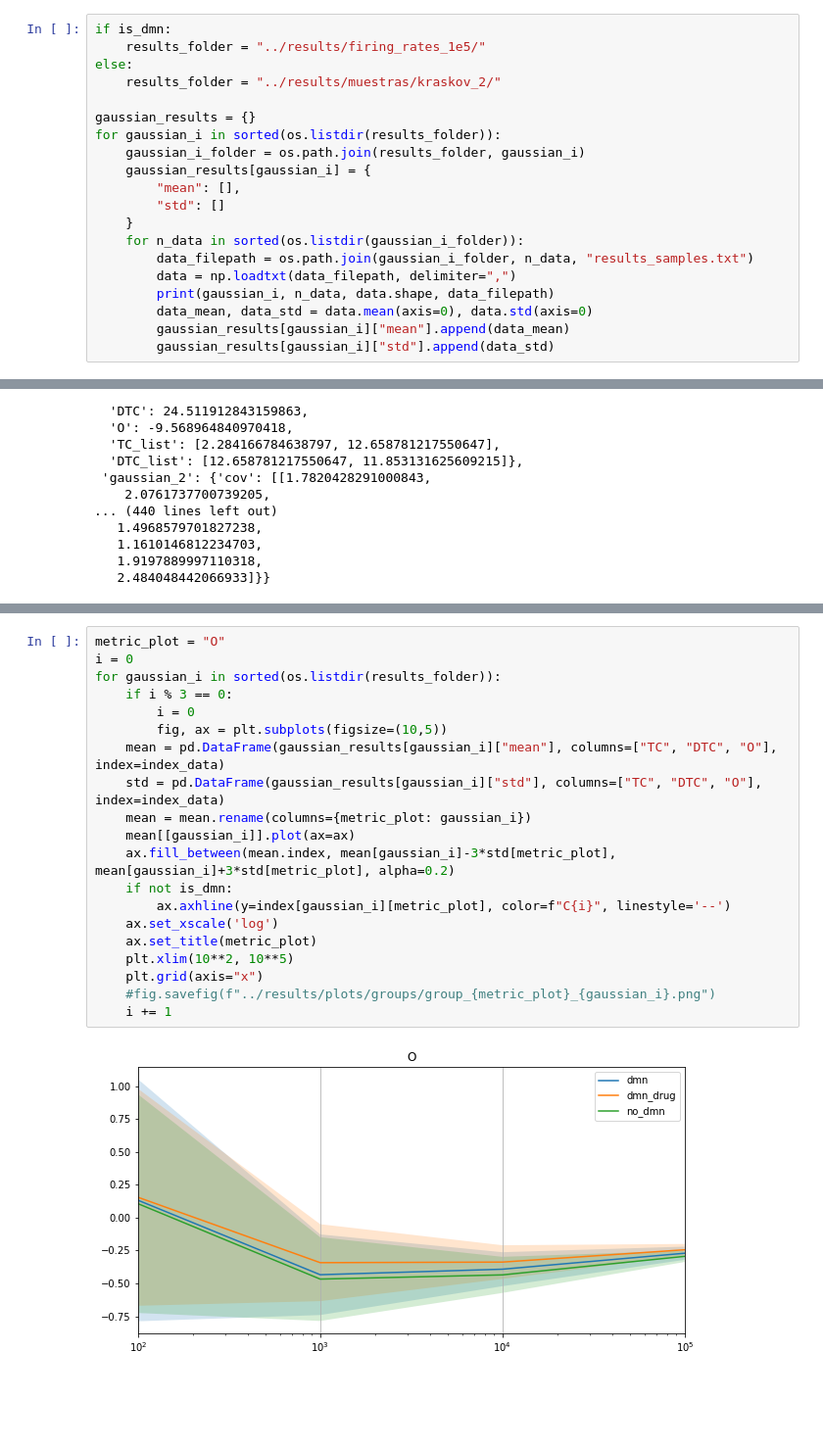
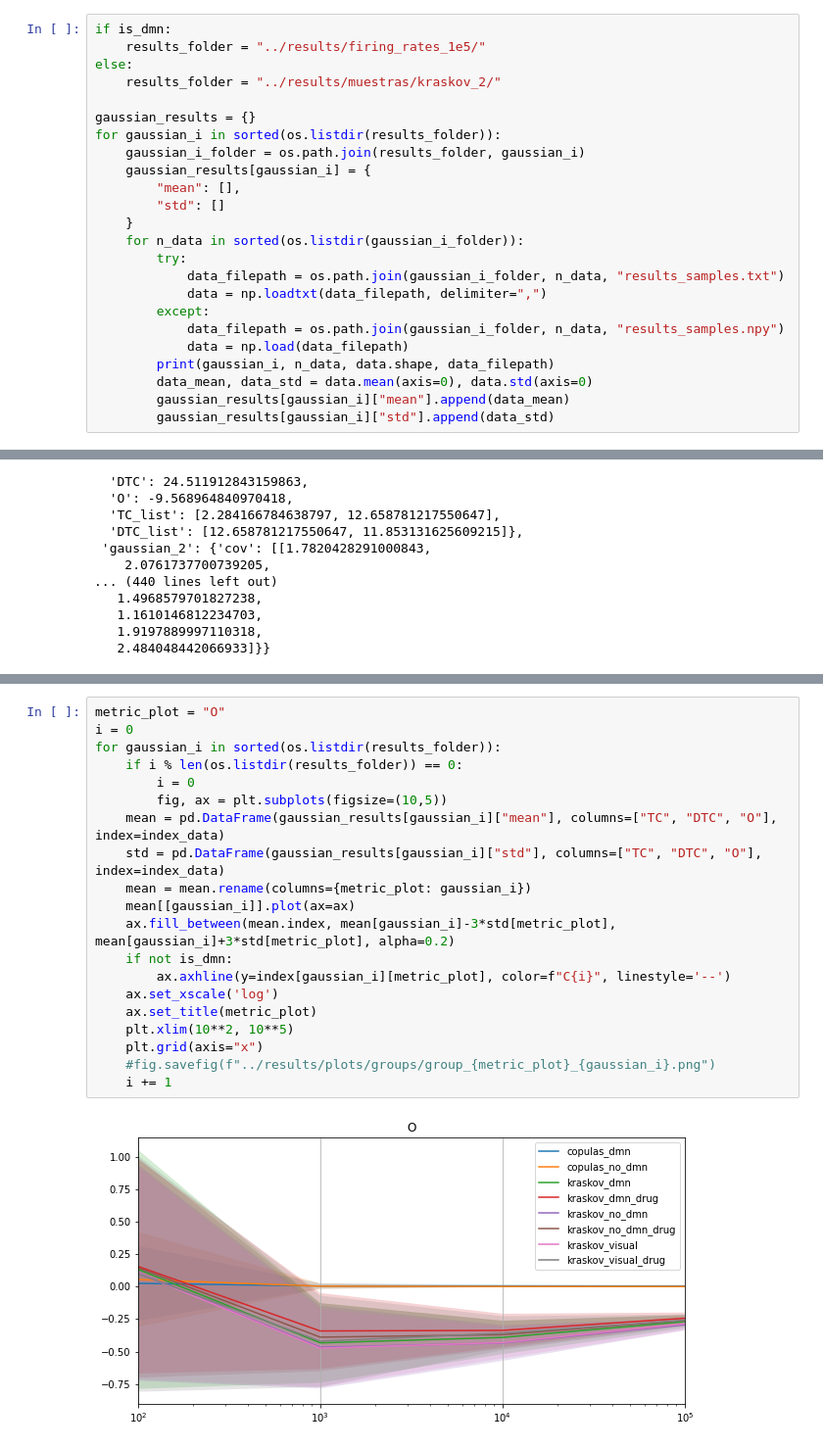
Before and after one commit to cjotade/whole-brain, a Jupyter notebook: src/display_results.ipynb, the cells around one changed output, grey strips where cells are left out. Shown: that part at 98% size. Drawn from its saved outputs; the diff is of its cells as text; blank space fills up the shorter version.

```diff
--- a/src/display_results.ipynb
+++ b/src/display_results.ipynb
@@ -28,8 +29,12 @@ for gaussian_i in sorted(os.listdir(results_folder)):
         "std": []
     }
     for n_data in sorted(os.listdir(gaussian_i_folder)):
-        data_filepath = os.path.join(gaussian_i_folder, n_data, "results_samples.txt")
-        data = np.loadtxt(data_filepath, delimiter=",")
+        try:
+            data_filepath = os.path.join(gaussian_i_folder, n_data, "results_samples.txt")
+            data = np.loadtxt(data_filepath, delimiter=",")
+        except:
+            data_filepath = os.path.join(gaussian_i_folder, n_data, "results_samples.npy")
+            data = np.load(data_filepath)
         print(gaussian_i, n_data, data.shape, data_filepath)
         data_mean, data_std = data.mean(axis=0), data.std(axis=0)
         gaussian_results[gaussian_i]["mean"].append(data_mean)
@@ -125,22 +139,22 @@ for gaussian_i in sorted(os.listdir(results_folder)):
 # %%
 metric_plot = "O"
 i = 0
 for gaussian_i in sorted(os.listdir(results_folder)):
-    if i % 3 == 0:
+    if i % len(os.listdir(results_folder)) == 0:
         i = 0
         fig, ax = plt.subplots(figsize=(10,5))
     mean = pd.DataFrame(gaussian_results[gaussian_i]["mean"], columns=["TC", "DTC", "O"], index=index_data)
     std = pd.DataFrame(gaussian_results[gaussian_i]["std"], columns=["TC", "DTC", "O"], index=index_data)
     mean = mean.rename(columns={metric_plot: gaussian_i})
     mean[[gaussian_i]].plot(ax=ax)
     ax.fill_between(mean.index, mean[gaussian_i]-3*std[metric_plot], mean[gaussian_i]+3*std[metric_plot], alpha=0.2)
     if not is_dmn:
         ax.axhline(y=index[gaussian_i][metric_plot], color=f"C{i}", linestyle='--')
     ax.set_xscale('log')
     ax.set_title(metric_plot)
     plt.xlim(10**2, 10**5)
     plt.grid(axis="x")
     #fig.savefig(f"../results/plots/groups/group_{metric_plot}_{gaussian_i}.png")
     i += 1
 # %% [output]
-[figure, old version]
+[figure, new version]
```
Also changed, not shown: parts of 4 cells of this notebook.
